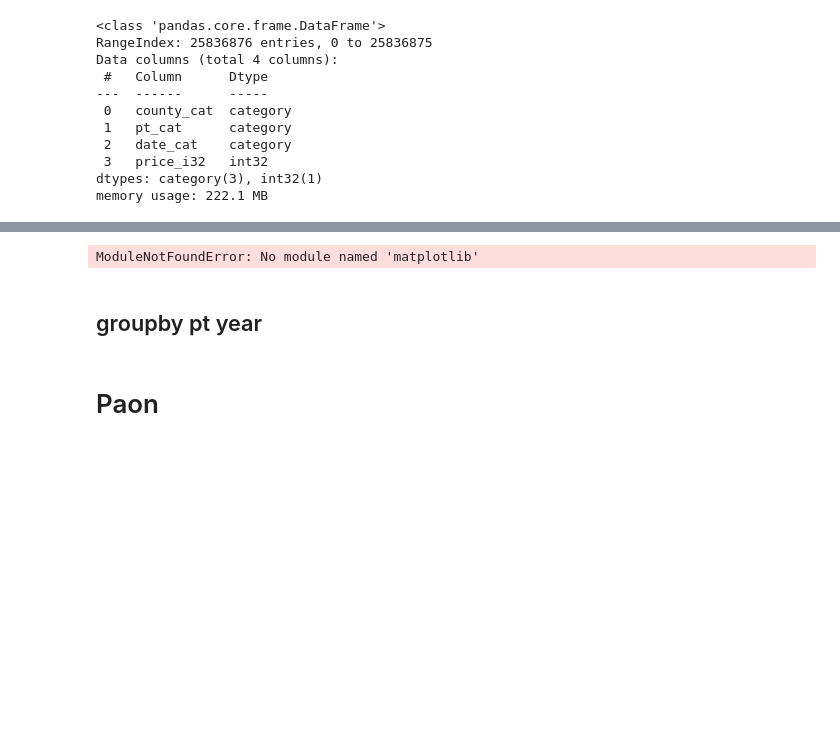
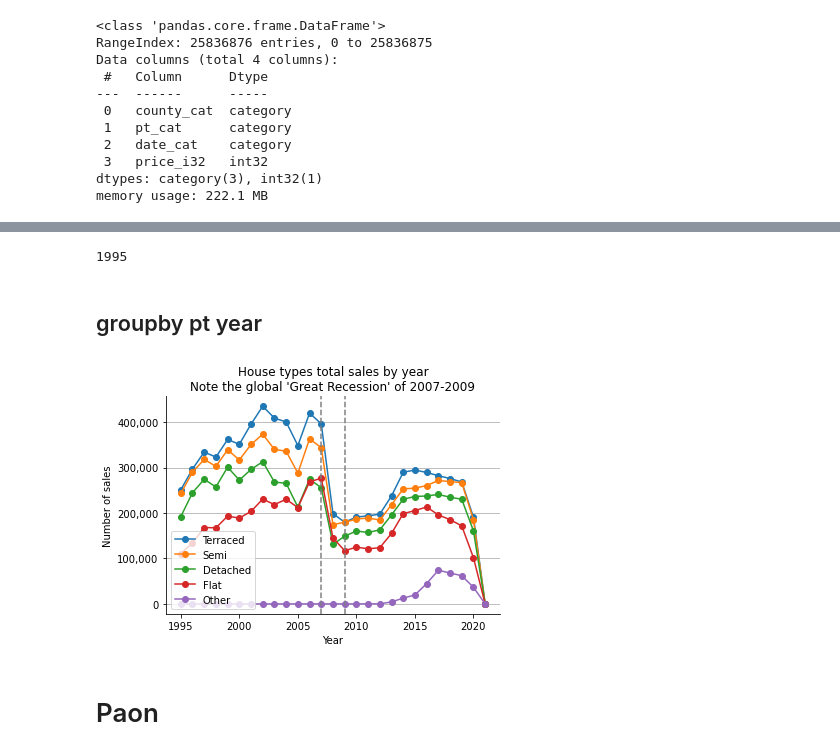
Before and after one commit to ianozsvald/pyconby2021, a Jupyter notebook: pandas_ram_faster.ipynb, the cells around one changed output, grey strips where cells are left out. Cells and saved outputs as stored; diff of their text form; code cells hidden in the pictures; blank space fills up the shorter version.

```diff
--- a/pandas_ram_faster.ipynb
+++ b/pandas_ram_faster.ipynb
@@ -244,8 +300,9 @@ dtype: int64
+# %%
+df_slimmer_cols.iloc[0]['date_cat'].year
+# %% [output]
+1995
 # %%
-import matplotlib.pyplot as plt
-fig, ax = plt.subplots()
-res = df_slimmer_cols.query("date_cat.dt.year<2020").date_cat.dt.year.value_counts().sort_index()
-res.plot(kind="bar", ax=ax)
+#fig, ax = plt.subplots()
+#res = df_slimmer_cols.query("date_cat.dt.year<2020").date_cat.dt.year.value_counts().sort_index()
+#res.plot(kind="bar", ax=ax)
-# %% [output]
-ModuleNotFoundError: No module named 'matplotlib'
 # %%
@@ -269,17 +326,23 @@ nbr_sales_per_year.index.name="Year"
 # %%
 nbr_sales_per_year = nbr_sales_per_year.rename(columns={'T': 'Terraced', 'S': 'Semi', 'D': 'Detached', 'F': 'Flat', 'O': 'Other'})
 # %%
+import matplotlib.pyplot as plt
+
 fig, ax = plt.subplots()
 nbr_sales_per_year.plot(ax=ax, marker='o')
-ax.set_title("House types total sales by year\nNote the 'Great Recession'")
+ax.set_title("House types total sales by year\nNote the global 'Great Recession' of 2007-2009")
 ax.spines['top'].set_visible(False)
 ax.spines['right'].set_visible(False)
 ax.grid(axis='y') # horizontal grid lines only
 import matplotlib as mpl
 ax.get_yaxis().set_major_formatter(mpl.ticker.FuncFormatter(lambda x, p: format(int(x), ',')))
 ax.set_ylabel("Number of sales");
 ax.axvline(2007, color='grey', linestyle='--')
+ax.axvline(2009, color='grey', linestyle='--')
 #ax.legend(frameon=False)
+plt.legend(frameon=True, loc='lower left') ;
+# %% [output]
+[figure, added]
 # %% [markdown]
 # Paon
 # %%
```
Also changed, not shown: parts of 101 cells of this notebook.
